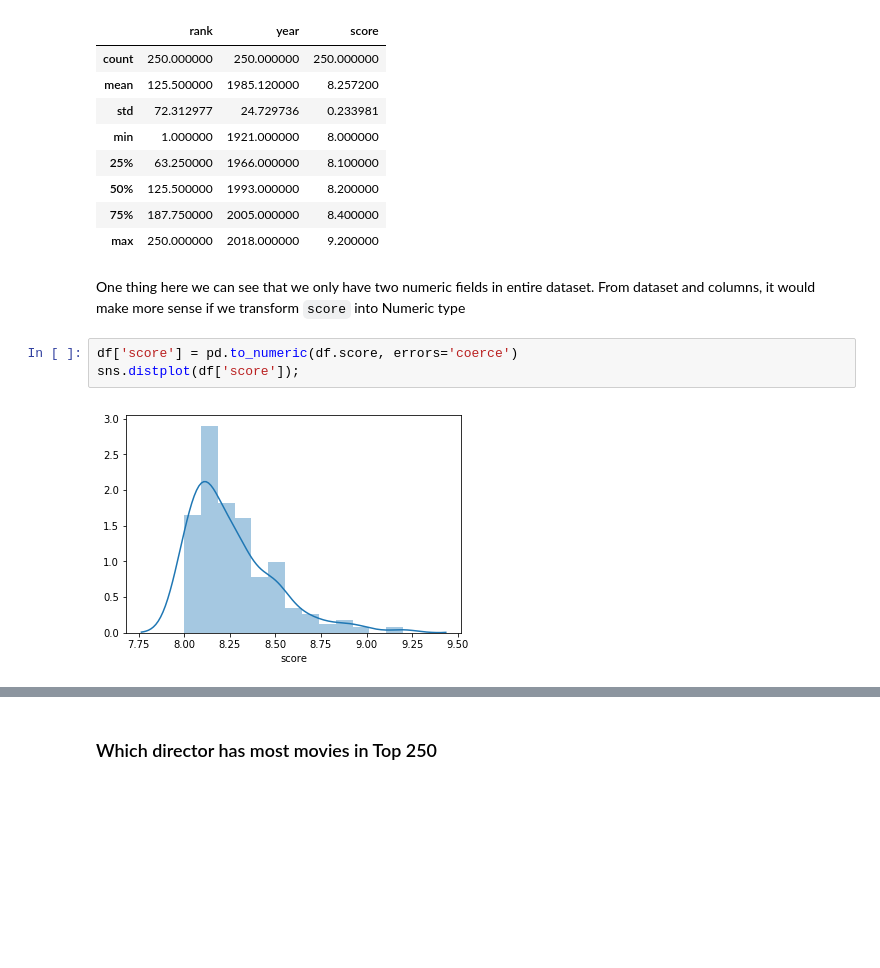
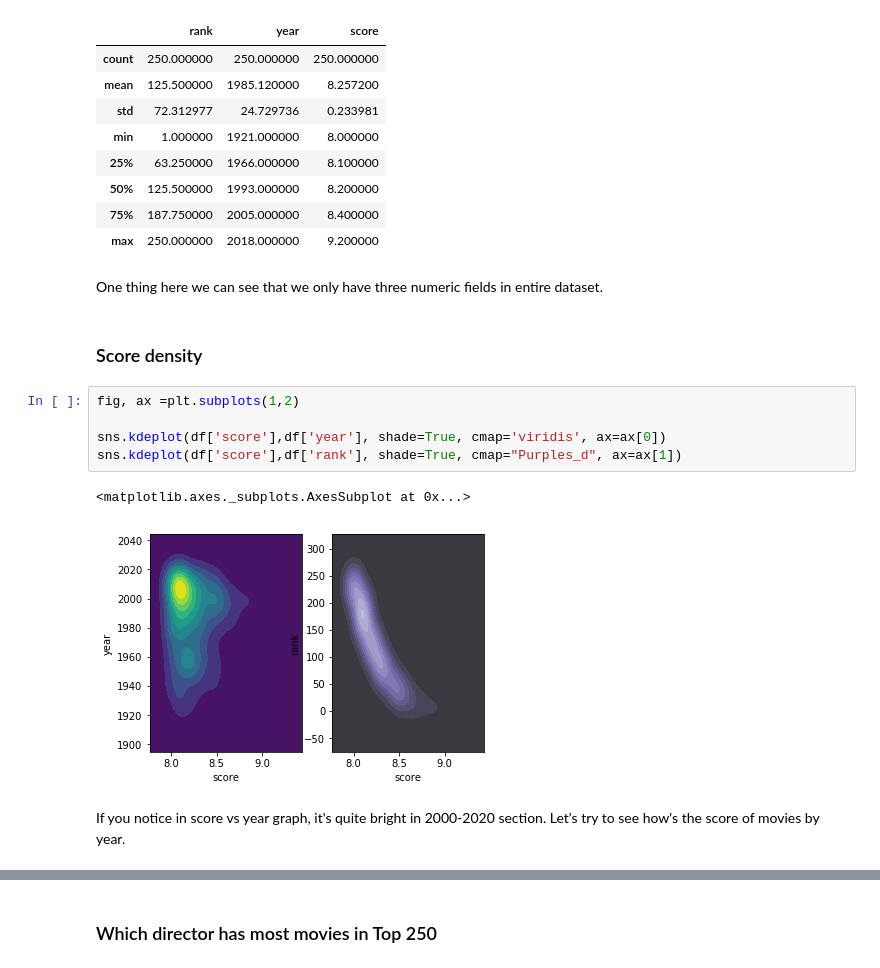
Before and after one commit to myke11j/imdb-top-250-movies, a Jupyter notebook: imdb-top-250.ipynb, the cells around one changed output, grey strips where cells are left out. Cells and saved outputs as stored; diff of their text form; blank space fills up the shorter version.

```diff
--- a/imdb-top-250.ipynb
+++ b/imdb-top-250.ipynb
@@ -100,9 +114,16 @@ df.describe()
 | 75% | 187.750000 | 2005.000000 | 8.400000 |
 | max | 250.000000 | 2018.000000 | 9.200000 |
 # %% [markdown]
-One thing here we can see that we only have two numeric fields in entire dataset. From dataset and columns, it would make more sense if we transform `score` into Numeric type
+One thing here we can see that we only have three numeric fields in entire dataset.
-# %%
-df['score'] = pd.to_numeric(df.score, errors='coerce')
-sns.distplot(df['score']);
-# %% [output]
-[figure, removed]
+# %% [markdown]
+### Score density
+# %%
+fig, ax =plt.subplots(1,2)
+
+sns.kdeplot(df['score'],df['year'], shade=True, cmap='viridis', ax=ax[0])
+sns.kdeplot(df['score'],df['rank'], shade=True, cmap="Purples_d", ax=ax[1])
+# %% [output]
+<matplotlib.axes._subplots.AxesSubplot at 0x...>
+[figure, added]
+# %% [markdown]
+If you notice in score vs year graph, it's quite bright in 2000-2020 section. Let's try to see how's the score of movies by year.
```
Also changed, not shown: parts of 16 cells of this notebook.
